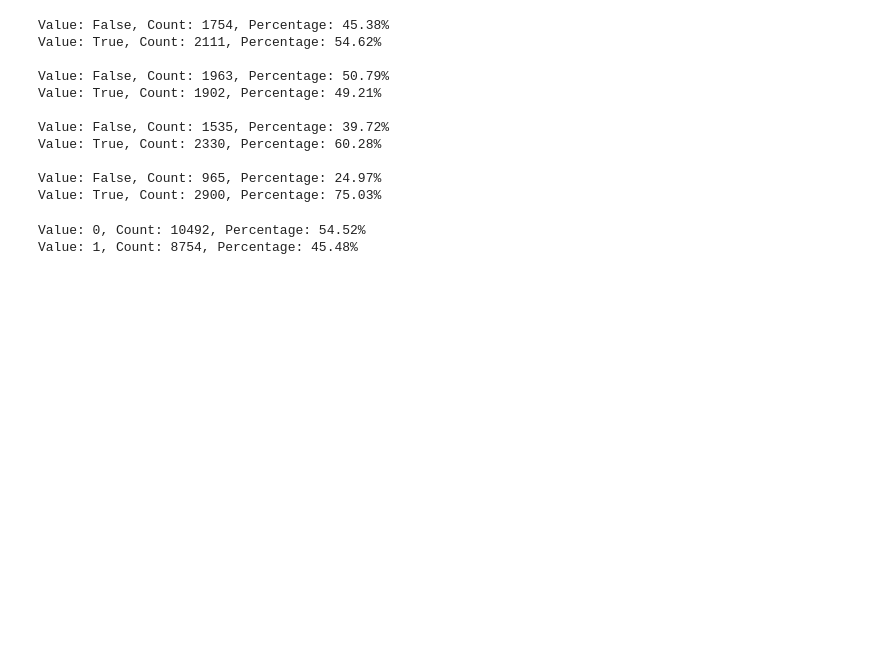
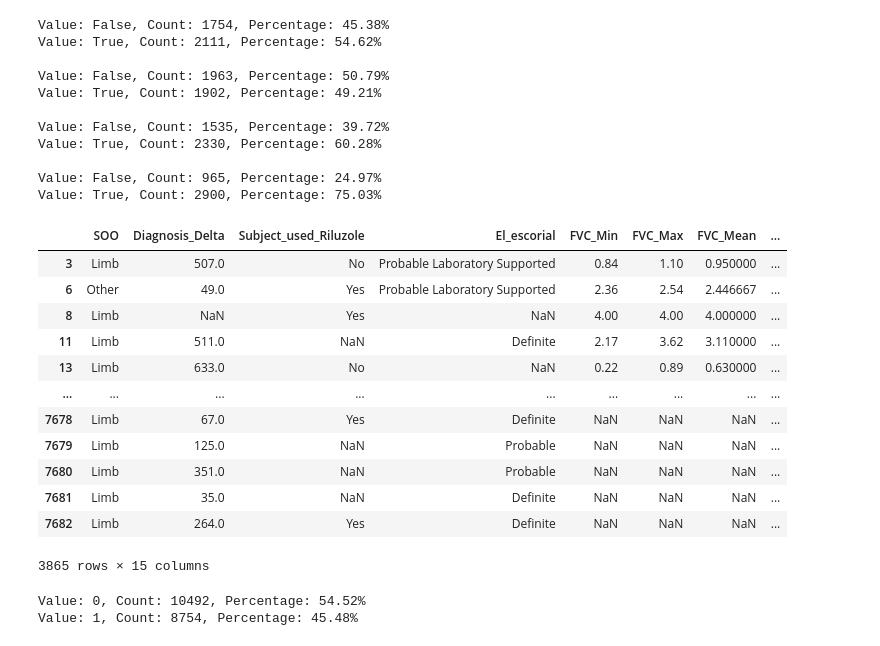
Before and after one commit to thecml/mensa, a Jupyter notebook: notebooks/datasets.ipynb, the cells around one changed output. Saved outputs shown, nothing was run; the diff lists cells and outputs as text; code cells hidden in the pictures; blank space fills up the shorter version.

```diff
--- a/notebooks/datasets.ipynb
+++ b/notebooks/datasets.ipynb
@@ -79,6 +79,22 @@ Value: True, Count: 2330, Percentage: 60.28%
 
 Value: False, Count: 965, Percentage: 24.97%
 Value: True, Count: 2900, Percentage: 75.03%
+# %%
+X
+# %% [output]
+|  | SOO | Diagnosis_Delta | Subject_used_Riluzole | El_escorial | FVC_Min | FVC_Max | FVC_Mean | ... |
+| 3 | Limb | 507.0 | No | Probable Laboratory Supported | 0.84 | 1.10 | 0.950000 | ... |
+| 6 | Other | 49.0 | Yes | Probable Laboratory Supported | 2.36 | 2.54 | 2.446667 | ... |
+| 8 | Limb | NaN | Yes | NaN | 4.00 | 4.00 | 4.000000 | ... |
+| 11 | Limb | 511.0 | NaN | Definite | 2.17 | 3.62 | 3.110000 | ... |
+| 13 | Limb | 633.0 | No | NaN | 0.22 | 0.89 | 0.630000 | ... |
+| ... | ... | ... | ... | ... | ... | ... | ... | ... |
+| 7678 | Limb | 67.0 | Yes | Definite | NaN | NaN | NaN | ... |
+| 7679 | Limb | 125.0 | NaN | Probable | NaN | NaN | NaN | ... |
+| 7680 | Limb | 351.0 | NaN | Probable | NaN | NaN | NaN | ... |
+| 7681 | Limb | 35.0 | NaN | Definite | NaN | NaN | NaN | ... |
+| 7682 | Limb | 264.0 | Yes | Definite | NaN | NaN | NaN | ... |
+3865 rows × 15 columns
 # %%
 # Load SEER (SE) dataset
 dataset_name = "seer_se"
```
Also changed, not shown: parts of 1 cell of this notebook, 3 other files.
